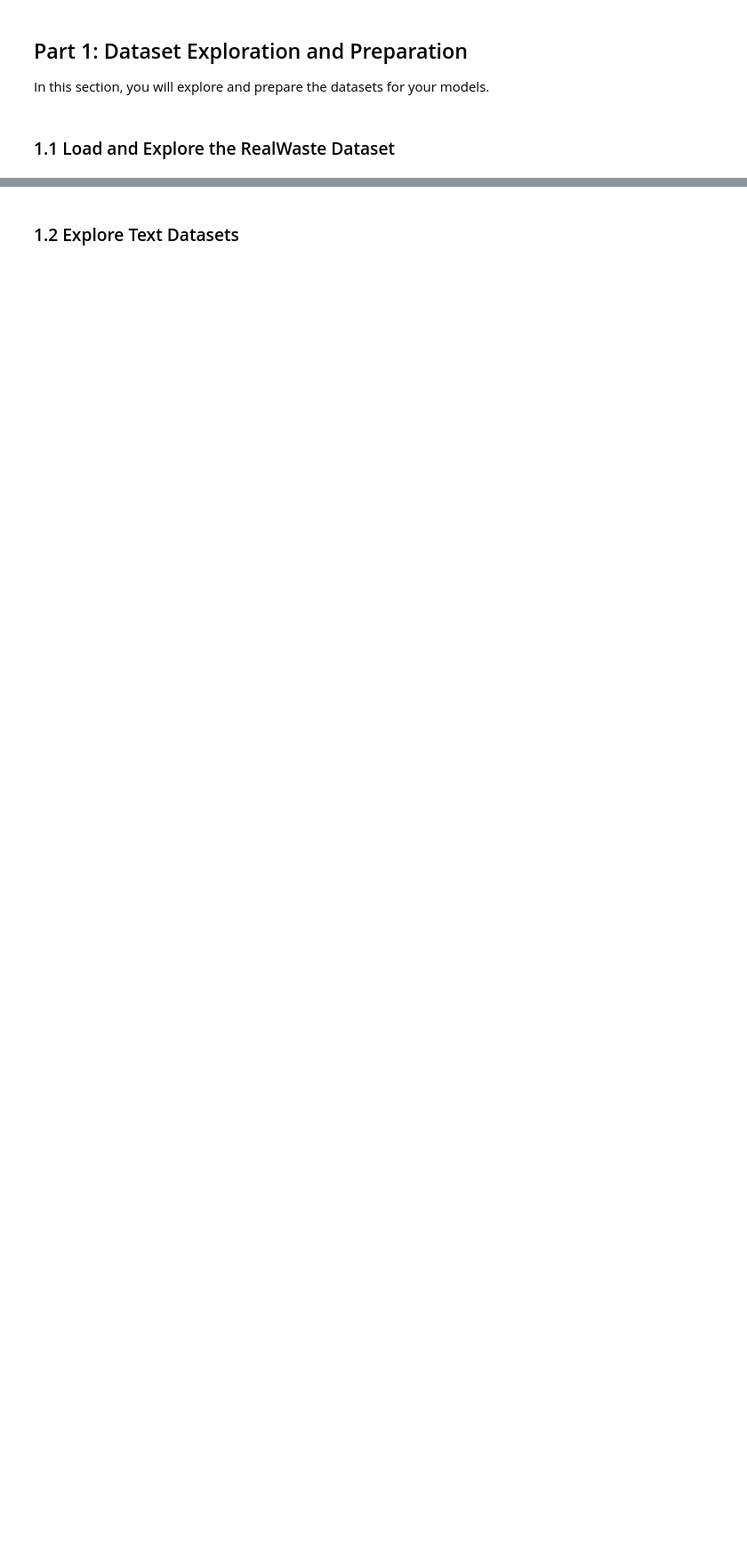
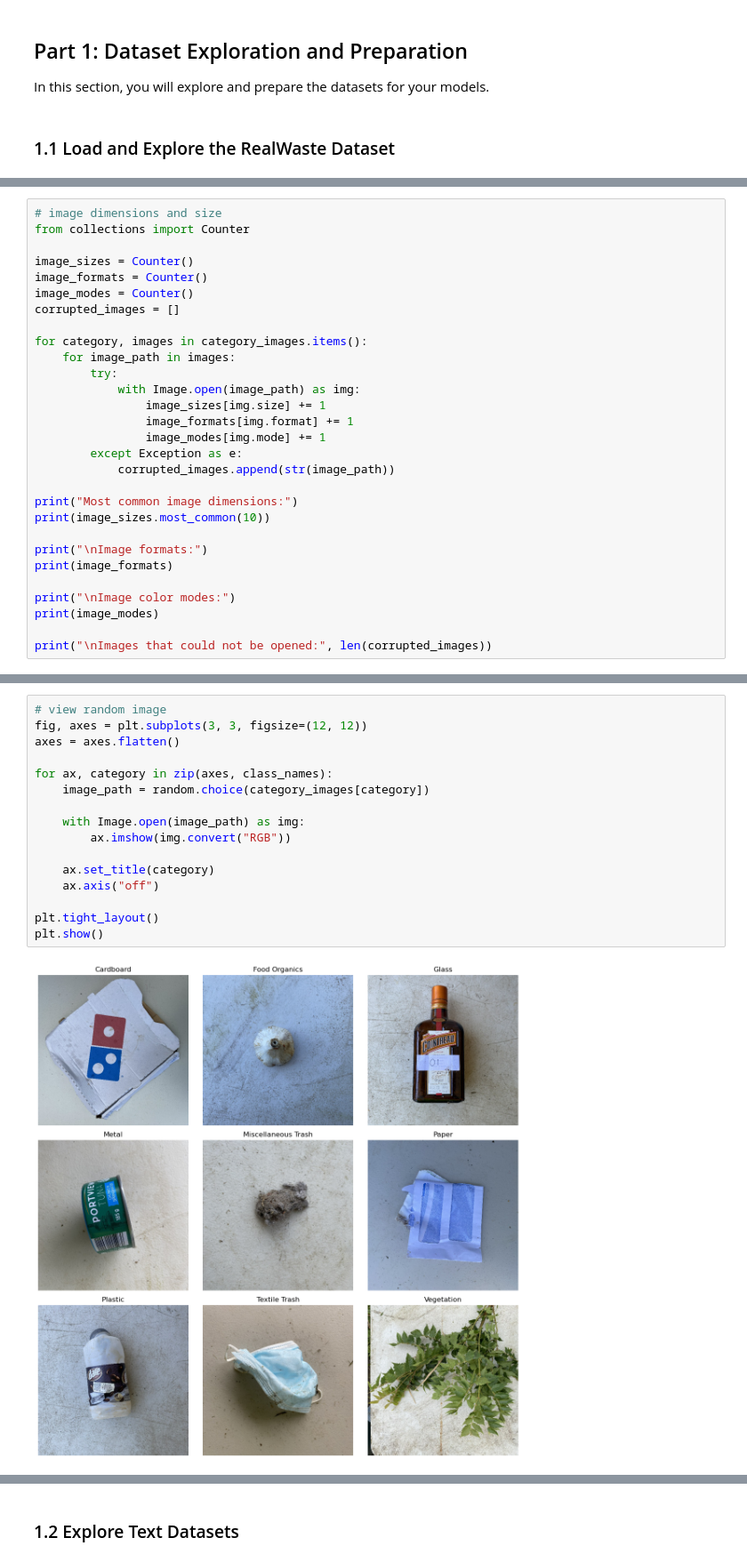
Before and after one commit to Gyrith/EcoSort-waste-management-assistant, a Jupyter notebook: waste_management_summative.ipynb, the cells around one changed output, grey strips where cells are left out. Shown at 89% size. Cells and saved outputs as stored; diff of their text form; blank space fills up the shorter version.

```diff
--- a/waste_management_summative.ipynb
+++ b/waste_management_summative.ipynb
@@ -36,0 +121,29 @@ random.seed(42)
+# %%
+# image dimensions and size
+from collections import Counter
+
+image_sizes = Counter()
+image_formats = Counter()
+image_modes = Counter()
+corrupted_images = []
+
+for category, images in category_images.items():
+    for image_path in images:
+        try:
+            with Image.open(image_path) as img:
+                image_sizes[img.size] += 1
+                image_formats[img.format] += 1
+                image_modes[img.mode] += 1
+        except Exception as e:
+            corrupted_images.append(str(image_path))
+
+print("Most common image dimensions:")
+print(image_sizes.most_common(10))
+
+print("\nImage formats:")
+print(image_formats)
+
+print("\nImage color modes:")
+print(image_modes)
+
+print("\nImages that could not be opened:", len(corrupted_images))
@@ -36,0 +161,18 @@ random.seed(42)
+# %%
+# view random image
+fig, axes = plt.subplots(3, 3, figsize=(12, 12))
+axes = axes.flatten()
+
+for ax, category in zip(axes, class_names):
+    image_path = random.choice(category_images[category])
+
+    with Image.open(image_path) as img:
+        ax.imshow(img.convert("RGB"))
+
+    ax.set_title(category)
+    ax.axis("off")
+
+plt.tight_layout()
+plt.show()
+# %% [output]
+[figure, added]
```
Also changed, not shown: parts of 10 cells of this notebook.
